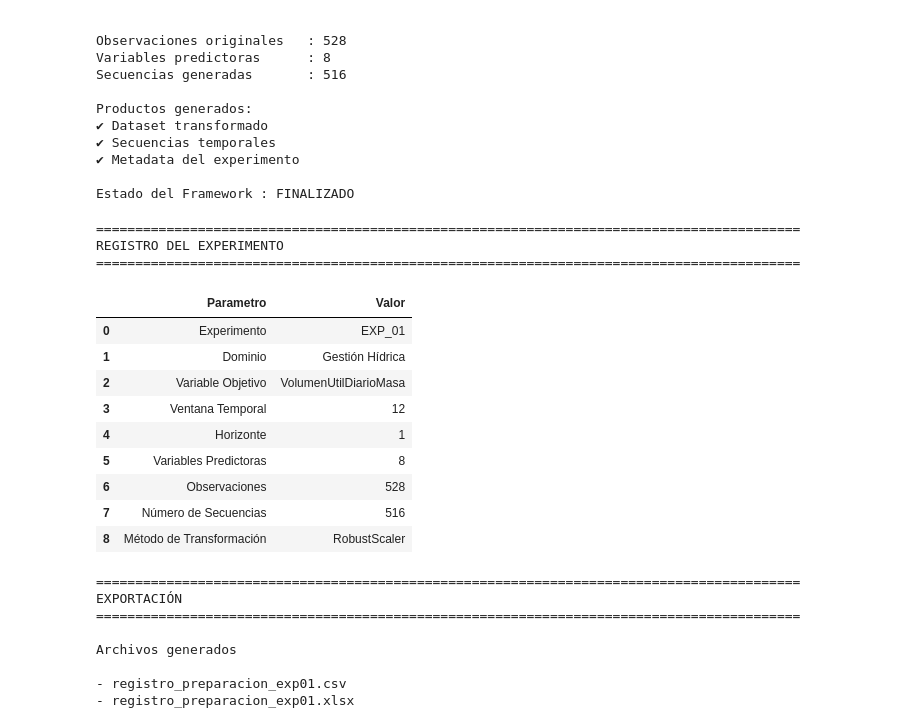
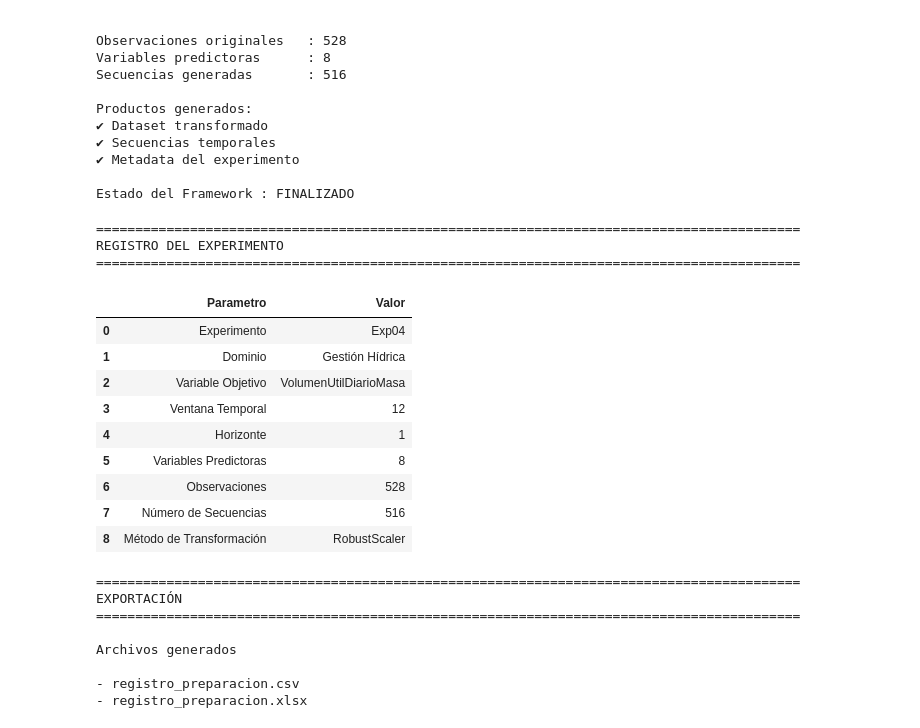
Before and after one commit to josedanielbg/FRAMEWORK_V7, a Jupyter notebook: NOTEBOOKS/C13_MACHINE_LEARNING/FW7_C13_MachineLearning.ipynb, the cells around one changed output. Cells and saved outputs as stored; diff of their text form; code cells hidden in the pictures.

```diff
--- a/NOTEBOOKS/C13_MACHINE_LEARNING/FW7_C13_MachineLearning.ipynb
+++ b/NOTEBOOKS/C13_MACHINE_LEARNING/FW7_C13_MachineLearning.ipynb
@@ -1923,6 +1923,26 @@ PRIMERA SECUENCIA
 Valor objetivo
 0
 # %%
+import pandas as pd
+import numpy as np
+
+# Ensure configuracion is defined, in case of out-of-order execution or kernel restart
+try:
+    _ = configuracion
+except NameError:
+    URL_CATALOGO = (
+        "https://raw.githubusercontent.com/jriatiga/FRAMEWORK_V7/refs/heads/main/DATA/DISENO_EXPERIMENTAL/catalogo_experimentos.xlsx"
+    )
+    catalogo = pd.read_excel(URL_CATALOGO)
+    EXPERIMENTO = "Exp04" # Assuming EXPERIMENTO is defined elsewhere, but adding a fallback
+    configuracion = catalogo.loc[
+        catalogo["Experimento"] == EXPERIMENTO
+    ].iloc[0]
+
+# Recuperar la configuración para TIPO_PROBLEMA y MODELO
+TIPO_PROBLEMA = configuracion["Tipo_Problema"]
+MODELO = configuracion["Modelo"]
+
 #==========================================================================================
 # EXPORTACIÓN DE LAS SECUENCIAS TEMPORALES
 #==========================================================================================
@@ -1947,36 +1967,30 @@ metadata = pd.DataFrame({
 
     "Parametro":[
 
+        "Experimento",
         "Dominio",
-
+        "Tipo Problema",
+        "Modelo",
         "Variable Objetivo",
-
         "Ventana",
-
         "Horizonte",
-
         "Variables Predictoras",
-
         "Variables Modelo",
-
         "Numero de Secuencias"
 
     ],
 
     "Valor":[
 
+        EXPERIMENTO,
         DOMINIO,
-
+        TIPO_PROBLEMA,
+        MODELO,
         VARIABLE_OBJETIVO,
-
         VENTANA,
-
         HORIZONTE,
-
-         ";".join(X.columns),
-
+        ";".join(X.columns),
         X.shape[1],
-
         len(secuencias_X)
 
     ]
@@ -2175,7 +2189,7 @@ registro = pd.DataFrame({
 
     "Valor":[
 
-        "EXP_01",
+        EXPERIMENTO,
 
         DOMINIO,
 
@@ -2184,34 +2198,34 @@ registro = pd.DataFrame({
         VENTANA,
 
         HORIZONTE,
 
         X.shape[1],
 
         len(dataset_transformado),
 
         len(secuencias_X),
 
         METODO_TRANSFORMACION
 
     ]
 
 })
 
 print()
 
 print("="*90)
 print("REGISTRO DEL EXPERIMENTO")
 print("="*90)
 
 print()
 
 display(registro)
 # %% [output]
 ==========================================================================================
 REGISTRO DEL EXPERIMENTO
 ==========================================================================================
 |  | Parametro | Valor |
-| 0 | Experimento | EXP_01 |
+| 0 | Experimento | Exp04 |
 | 1 | Dominio | Gestión Hídrica |
 | 2 | Variable Objetivo | VolumenUtilDiarioMasa |
 | 3 | Ventana Temporal | 12 |
@@ -2265,5 +2279,5 @@ EXPORTACIÓN
 
 Archivos generados
 
-- registro_preparacion_exp01.csv
-- registro_preparacion_exp01.xlsx
+- registro_preparacion.csv
+- registro_preparacion.xlsx
```
